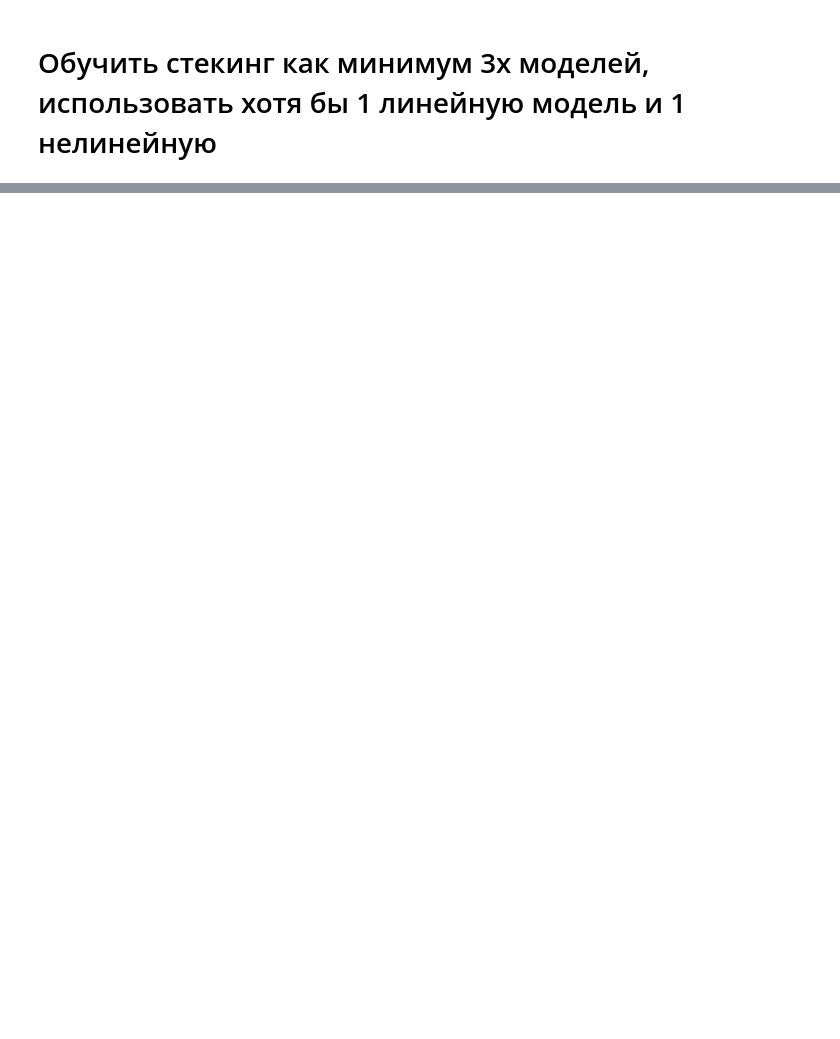
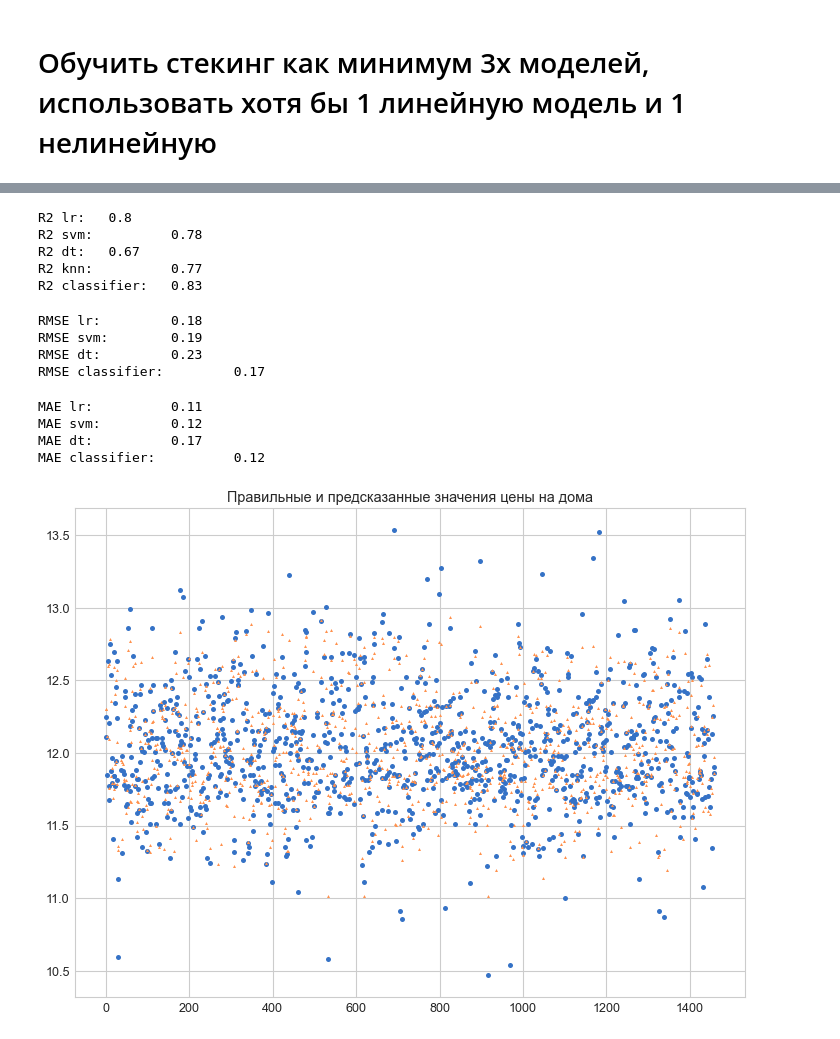
Before and after one commit to HeliosBI/AMLHW5, a Jupyter notebook: HW5.ipynb, the cells around one changed output, grey strips where cells are left out. Saved outputs shown, nothing was run; the diff lists cells and outputs as text; code cells hidden in the pictures; blank space fills up the shorter version.

Commit message:
stacking code complete

```diff
--- a/HW5.ipynb
+++ b/HW5.ipynb
@@ -135,0 +165,11 @@ MAE:     20527.07
+# %%
+classifier = StackingRegressor(
+    [
+        ('lr', LinearRegression()),
+        ('svm', SVR()),
+        ('dt',DecisionTreeRegressor()),
+        ('knn',KNeighborsRegressor())
+    ],
+RandomForestRegressor())
+# %%
+classifier.fit(X_train, y_train)
@@ -135,0 +190,41 @@ MAE:     20527.07
+# %%
+y_pred = classifier.predict(X_test)
+# %%
+print("R2 lr: \t", round(r2_score(y_test, y_pred_lr),2))
+print("R2 svm: \t", round(r2_score(y_test, y_pred_svm),2))
+print("R2 dt: \t", round(r2_score(y_test, y_pred_dt),2))
+print("R2 knn: \t", round(r2_score(y_test, y_pred_knn),2))
+print("R2 classifier: \t", round(r2_score(y_test, y_pred),2))
+# %% [output]
+R2 lr:   0.8
+R2 svm:          0.78
+R2 dt:   0.67
+R2 knn:          0.77
+R2 classifier:   0.83
+# %%
+print("RMSE lr: \t", round(np.sqrt(mean_squared_error(y_test, y_pred_lr)),2))
+print("RMSE svm: \t", round(np.sqrt(mean_squared_error(y_test, y_pred_svm)),2))
+print("RMSE dt: \t", round(np.sqrt(mean_squared_error(y_test, y_pred_dt)),2))
+print("RMSE classifier: \t", round(np.sqrt(mean_squared_error(y_test, y_pred)),2))
+# %% [output]
+RMSE lr:         0.18
+RMSE svm:        0.19
+RMSE dt:         0.23
+RMSE classifier:         0.17
+# %%
+print("MAE lr: \t", round(mean_absolute_error(y_test, y_pred_lr),2))
+print("MAE svm: \t", round(mean_absolute_error(y_test, y_pred_svm),2))
+print("MAE dt: \t", round(mean_absolute_error(y_test, y_pred_dt),2))
+print("MAE classifier: \t", round(mean_absolute_error(y_test, y_pred),2))
+# %% [output]
+MAE lr:          0.11
+MAE svm:         0.12
+MAE dt:          0.17
+MAE classifier:          0.12
+# %%
+plt.plot(y_test.index, y_test, 'o', markersize = 5)
+plt.plot(y_test.index, y_pred, 'y^', markersize = 3)
+plt.title('Правильные и предсказанные значения цены на дома')
+plt.show()
+# %% [output]
+[figure, added]
```
Also changed, not shown: parts of 11 cells of this notebook.
